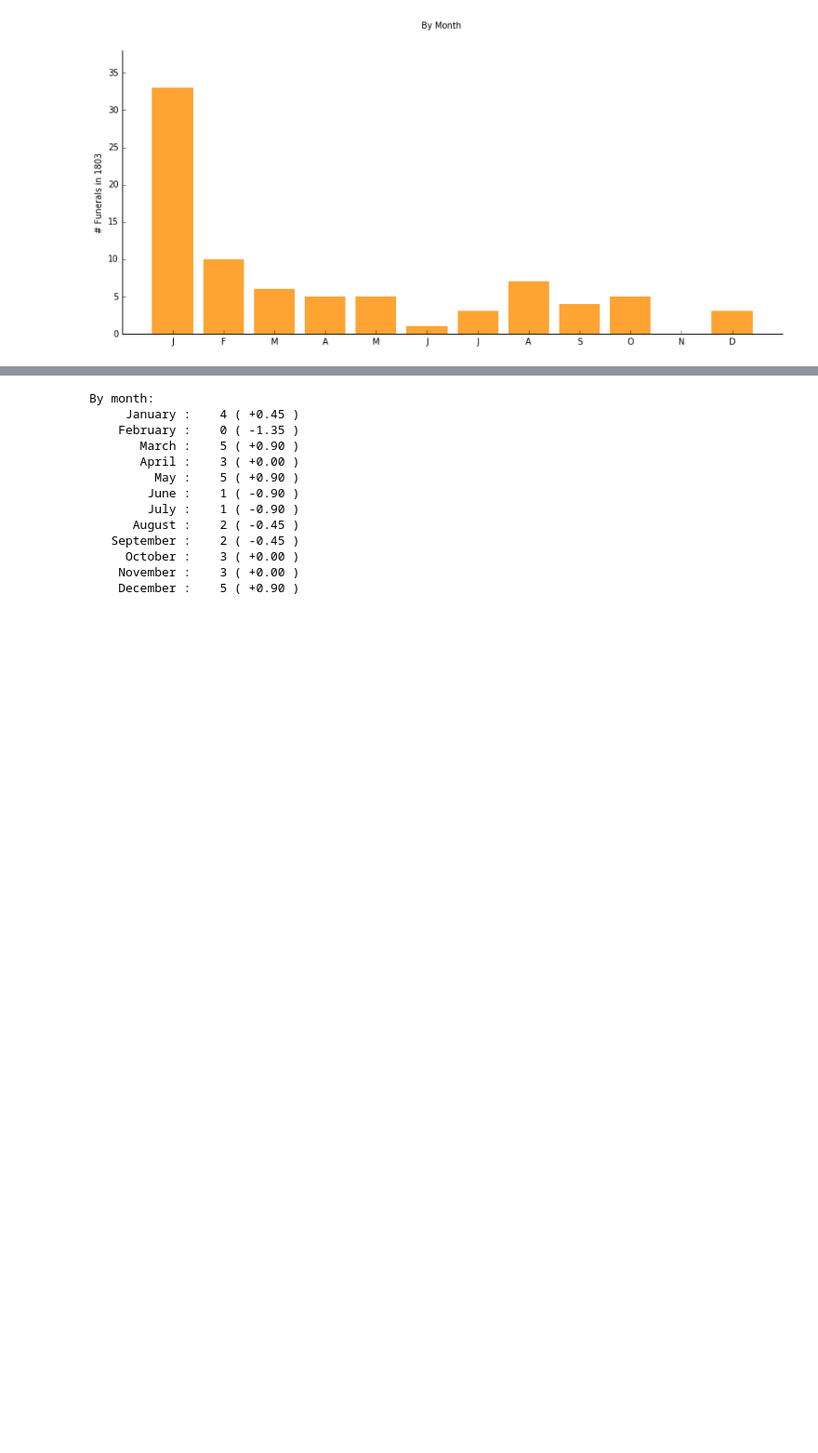
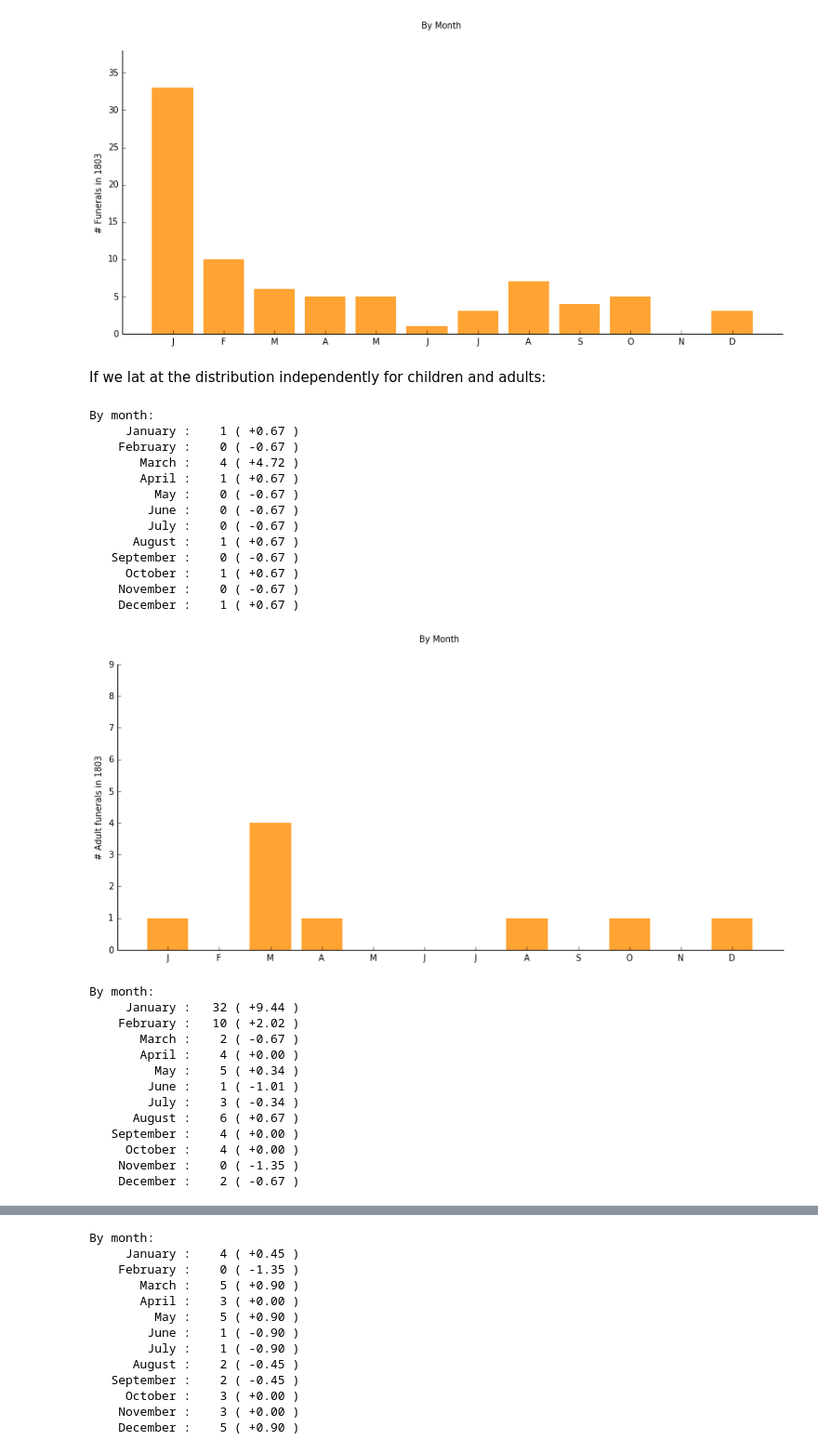
Before and after one commit to adriapr/demography-analysis, a Jupyter notebook: Demographic_analysis_1.ipynb, the cells around one changed output, grey strips where cells are left out. Shown: that part at 93% size. Drawn from its saved outputs; the diff is of its cells as text; code cells hidden in the pictures; blank space fills up the shorter version.

```diff
--- a/Demographic_analysis_1.ipynb
+++ b/Demographic_analysis_1.ipynb
@@ -669,11 +671,18 @@ Similarly, the extremly high child mortality from 1840 to 1850 is probably a con
 As seen in the plot of all deaths by year,a huge spike in mortality occurs in 1803. To study the possible explanation of that spike we first look at the distributions by month on that year:
 # %%
 deaths1803 = []
-for d in npDeathData[:,8]:
+deaths1803Adult = []
+deaths1803Child = []
+
+for i, d in enumerate(npDeathData[:,8]):
     try:
         deathDate = datetime.datetime.strptime(d, '%d/%m/%Y').date()
         if deathDate.year == 1803:
             deaths1803.append(d)
+            if NPDEATHDATA[i,9] == '':
+                deaths1803Adult.append(d)
+            if NPDEATHDATA[i,9] in ['P', 'ALB', 'A', 'N', 'NIÑA', 'ŃIÑO']:
+                deaths1803Child.append(d)
     except:
         pass
 
@@ -693,3 +702,36 @@ By month:
     November :    0 ( -1.69 )
     December :    3 ( -0.67 )
 [figure]
+# %% [markdown]
+If we lat at the distribution independently for children and adults:
+# %%
+[figDeath1803, deathByDay1803, deathByMonth1803, deathByYear1803] = plotDateDistribution ( deaths1803Adult, '# Adult funerals in 1803', True, False )
+[figDeath1803, deathByDay1803, deathByMonth1803, deathByYear1803] = plotDateDistribution ( deaths1803Child, '# Children funerals in 1803', True, False )
+# %% [output]
+By month:
+     January :    1 ( +0.67 )
+    February :    0 ( -0.67 )
+       March :    4 ( +4.72 )
+       April :    1 ( +0.67 )
+         May :    0 ( -0.67 )
+        June :    0 ( -0.67 )
+        July :    0 ( -0.67 )
+      August :    1 ( +0.67 )
+   September :    0 ( -0.67 )
+     October :    1 ( +0.67 )
+    November :    0 ( -0.67 )
+    December :    1 ( +0.67 )
+[figure, added]
+By month:
+     January :   32 ( +9.44 )
+    February :   10 ( +2.02 )
+       March :    2 ( -0.67 )
+       April :    4 ( +0.00 )
+         May :    5 ( +0.34 )
+        June :    1 ( -1.01 )
+        July :    3 ( -0.34 )
+      August :    6 ( +0.67 )
+   September :    4 ( +0.00 )
+     October :    4 ( +0.00 )
+    November :    0 ( -1.35 )
+    December :    2 ( -0.67 )
```
Also changed, not shown: parts of 20 cells of this notebook, 1 other file.
